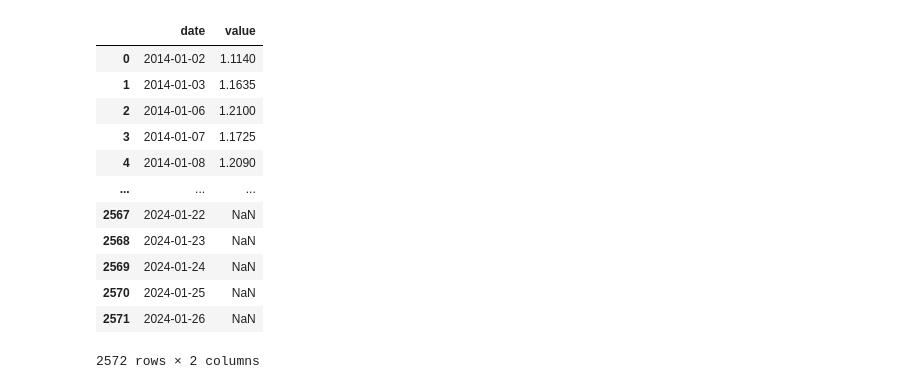
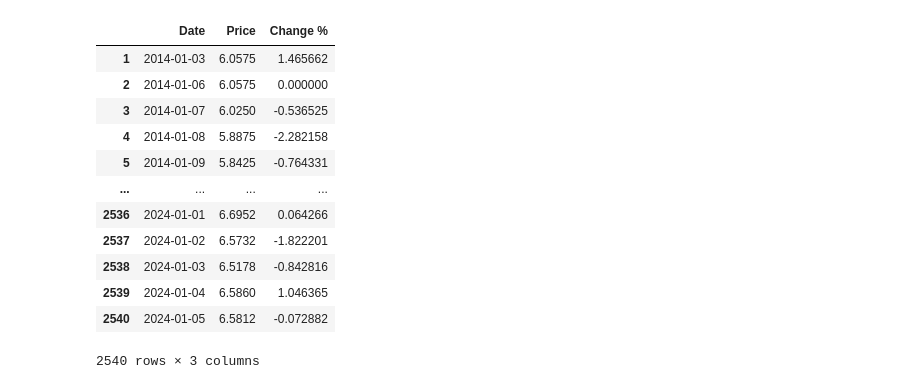
Before and after one commit to VeronicaZhao/MSCFE690_Capstone, a Jupyter notebook: DatasetFormation.ipynb, the cells around one changed output. Cells and saved outputs as stored; diff of their text form; code cells hidden in the pictures.

```diff
--- a/DatasetFormation.ipynb
+++ b/DatasetFormation.ipynb
@@ -61,21 +418,27 @@ df_silver
 # %%
 import pandas as pd
-df_coffee = pd.read_csv("coffee-prices-historical-chart-data.csv", header = 8)
-df_coffee['date'] = pd.to_datetime(df_coffee['date'])
-df_coffee =df_coffee.loc[(df_coffee['date'] >= '2014-01-01')]
-df_coffee.reset_index(drop = True, inplace = True)
-df_coffee
+df_wheat = pd.read_csv("wheat-prices-historical-chart-data.csv", header = 8)
+df_wheat['date'] = pd.to_datetime(df_wheat['date'])
+df_wheat =df_wheat.loc[(df_wheat['date'] >= '2014-01-01')]
+df_wheat.reset_index(drop = True, inplace = True)
+df_wheat['Change %'] = df_wheat[' value'].pct_change()*100
+df_wheat = df_wheat[df_wheat.notnull().all(axis=1)]
+df_wheat = df_wheat.rename(columns={' value':'Price', 'date': 'Date'})
+df_wheat['Price']=df_wheat['Price'].astype(float)
+df_wheat['Change %']=df_wheat['Change %'].astype(float)
+
+df_wheat
 # %% [output]
-|  | date | value |
-| 0 | 2014-01-02 | 1.1140 |
-| 1 | 2014-01-03 | 1.1635 |
-| 2 | 2014-01-06 | 1.2100 |
-| 3 | 2014-01-07 | 1.1725 |
-| 4 | 2014-01-08 | 1.2090 |
-| ... | ... | ... |
-| 2567 | 2024-01-22 | NaN |
-| 2568 | 2024-01-23 | NaN |
-| 2569 | 2024-01-24 | NaN |
-| 2570 | 2024-01-25 | NaN |
-| 2571 | 2024-01-26 | NaN |
+|  | Date | Price | Change % |
+| 1 | 2014-01-03 | 6.0575 | 1.465662 |
+| 2 | 2014-01-06 | 6.0575 | 0.000000 |
+| 3 | 2014-01-07 | 6.0250 | -0.536525 |
+| 4 | 2014-01-08 | 5.8875 | -2.282158 |
+| 5 | 2014-01-09 | 5.8425 | -0.764331 |
+| ... | ... | ... | ... |
+| 2536 | 2024-01-01 | 6.6952 | 0.064266 |
+| 2537 | 2024-01-02 | 6.5732 | -1.822201 |
+| 2538 | 2024-01-03 | 6.5178 | -0.842816 |
+| 2539 | 2024-01-04 | 6.5860 | 1.046365 |
+| 2540 | 2024-01-05 | 6.5812 | -0.072882 |
-2572 rows × 2 columns
+2540 rows × 3 columns
```
Also changed, not shown: parts of 28 cells of this notebook, 10 other files.
